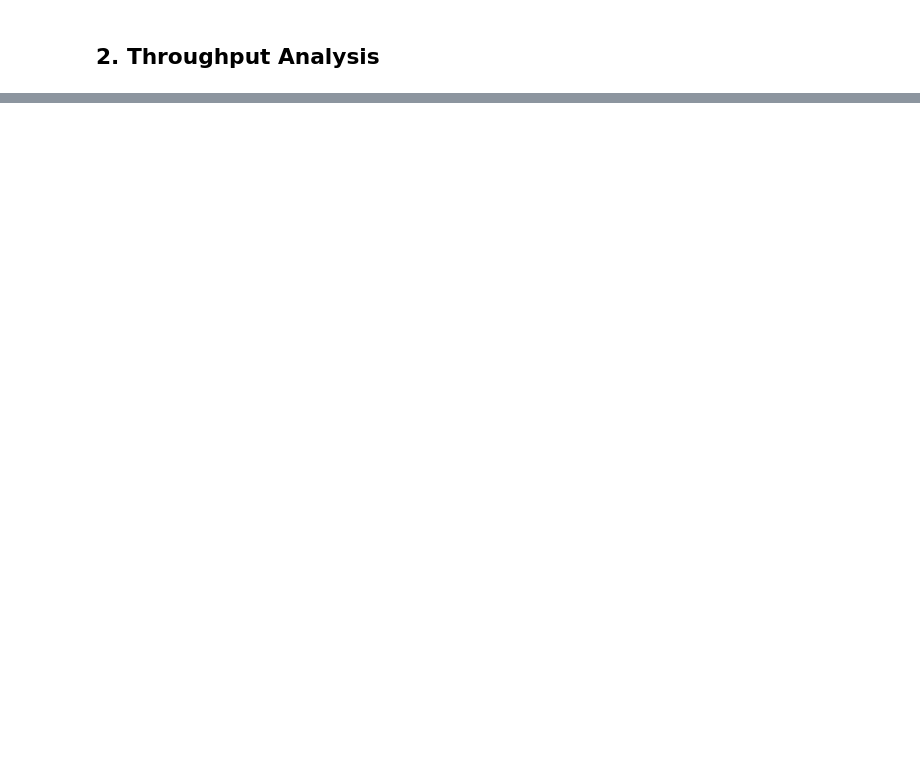
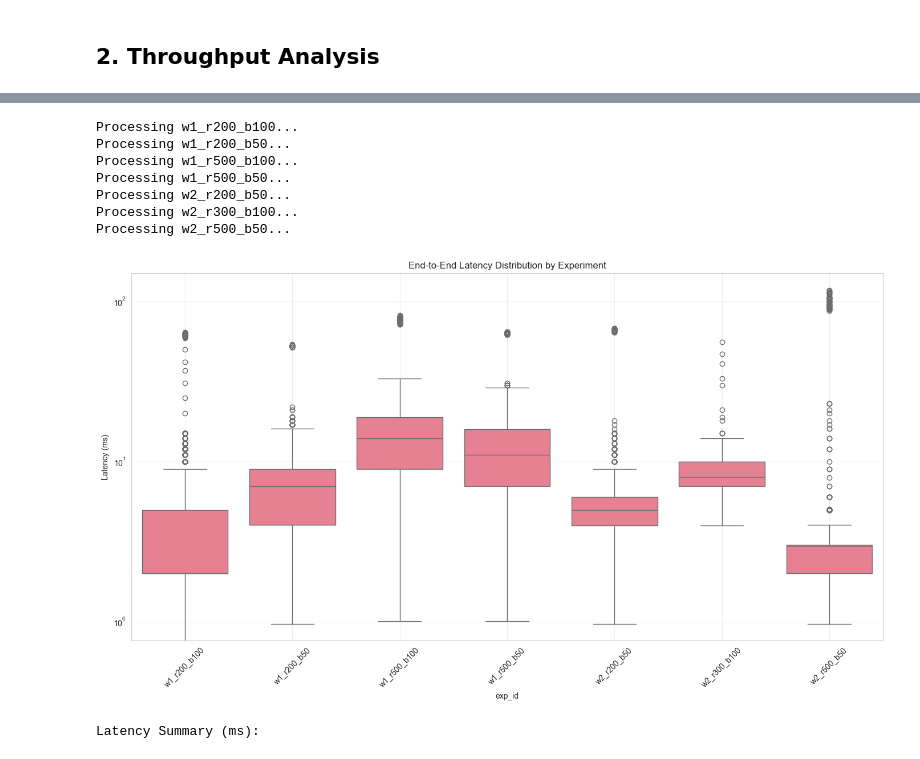
Before and after one commit to UsamaSani/SIEM_Lite, a Jupyter notebook: notebooks/analysis.ipynb, the cells around one changed output, grey strips where cells are left out. Saved outputs shown, nothing was run; the diff lists cells and outputs as text; code cells hidden in the pictures; blank space fills up the shorter version.

```diff
--- a/notebooks/analysis.ipynb
+++ b/notebooks/analysis.ipynb
@@ -135,0 +160,73 @@ else:
+# %%
+# Load latencies from SQLite databases
+latency_data = []
+
+if not metrics_df.empty:
+    unique_experiments = metrics_df[['exp_id', 'workers', 'rate', 'batch']].drop_duplicates()
+
+    for _, row in unique_experiments.iterrows():
+        exp_id = row['exp_id']
+        print(f"Processing {exp_id}...")
+        db_path = f"{RESULTS_DIR}/events_{exp_id}.db"
+
+        if os.path.exists(db_path):
+            try:
+                conn = sqlite3.connect(db_path)
+                # Calculate latency (indexed_at - ingested_at) in ms
+                # SQLite julianday returns days, so multiply by 24*60*60*1000 = 86400000
+                query = """
+                    SELECT (julianday(indexed_at) - julianday(ingested_at)) * 86400000 as latency_ms
+                    FROM events
+                    WHERE indexed_at IS NOT NULL AND ingested_at IS NOT NULL
+                """
+                # Read in chunks or limit if too large, but for analysis usually fine to read all
+                lats = pd.read_sql_query(query, conn)
+                conn.close()
+
+                if not lats.empty:
+                    # Sample if too huge (e.g. > 100k points)
+                    if len(lats) > 10000:
+                        lats = lats.sample(10000)
+
+                    lats['exp_id'] = exp_id
+                    lats['workers'] = row['workers']
+                    lats['rate'] = row['rate']
+                    latency_data.append(lats)
+            except Exception as e:
+                print(f"Failed to read {db_path}: {e}")
+        else:
+            print(f"Database not found: {db_path}")
+
+    if latency_data:
+        latency_df = pd.concat(latency_data, ignore_index=True)
+
+        # Plot Boxplot
+        plt.figure(figsize=(14, 8))
+        sns.boxplot(x='exp_id', y='latency_ms', data=latency_df)
+        plt.xticks(rotation=45)
+        plt.title('End-to-End Latency Distribution by Experiment')
+        plt.ylabel('Latency (ms)')
+        plt.yscale('log')  # Log scale often helps with latency
+        plt.grid(True, alpha=0.3)
+        plt.tight_layout()
+        plt.savefig(f'{PLOTS_DIR}/latency_distribution.png', dpi=300)
+        plt.show()
+
+        # Latency Summary Table
+        lat_summary = latency_df.groupby('exp_id')['latency_ms'].describe(percentiles=[0.5, 0.9, 0.95, 0.99])
+        print("Latency Summary (ms):")
+        display(lat_summary)
+    else:
+        print("No latency data extracted")
+else:
+    print("No experiments to analyze")
+# %% [output]
+Processing w1_r200_b100...
+Processing w1_r200_b50...
+Processing w1_r500_b100...
+Processing w1_r500_b50...
+Processing w2_r200_b50...
+Processing w2_r300_b100...
+Processing w2_r500_b50...
+[figure, added]
+Latency Summary (ms):
```
Also changed, not shown: parts of 15 cells of this notebook, 9 other files.
